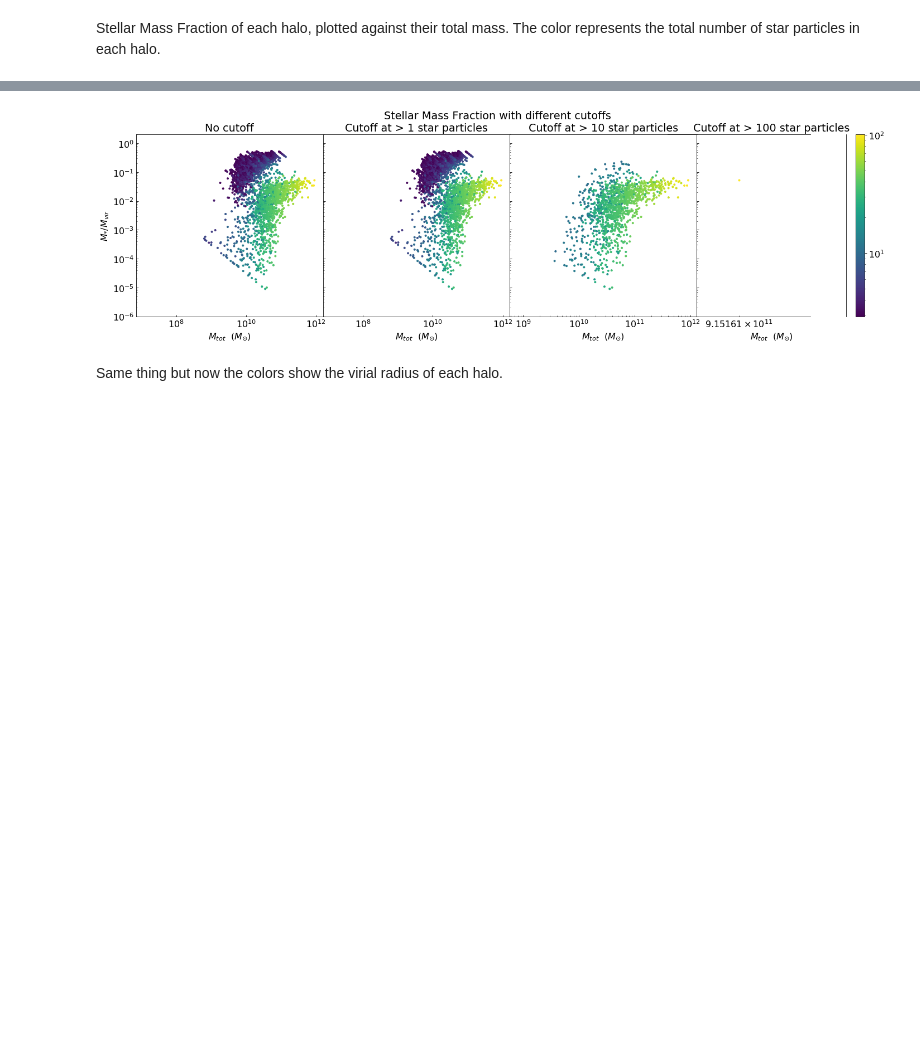
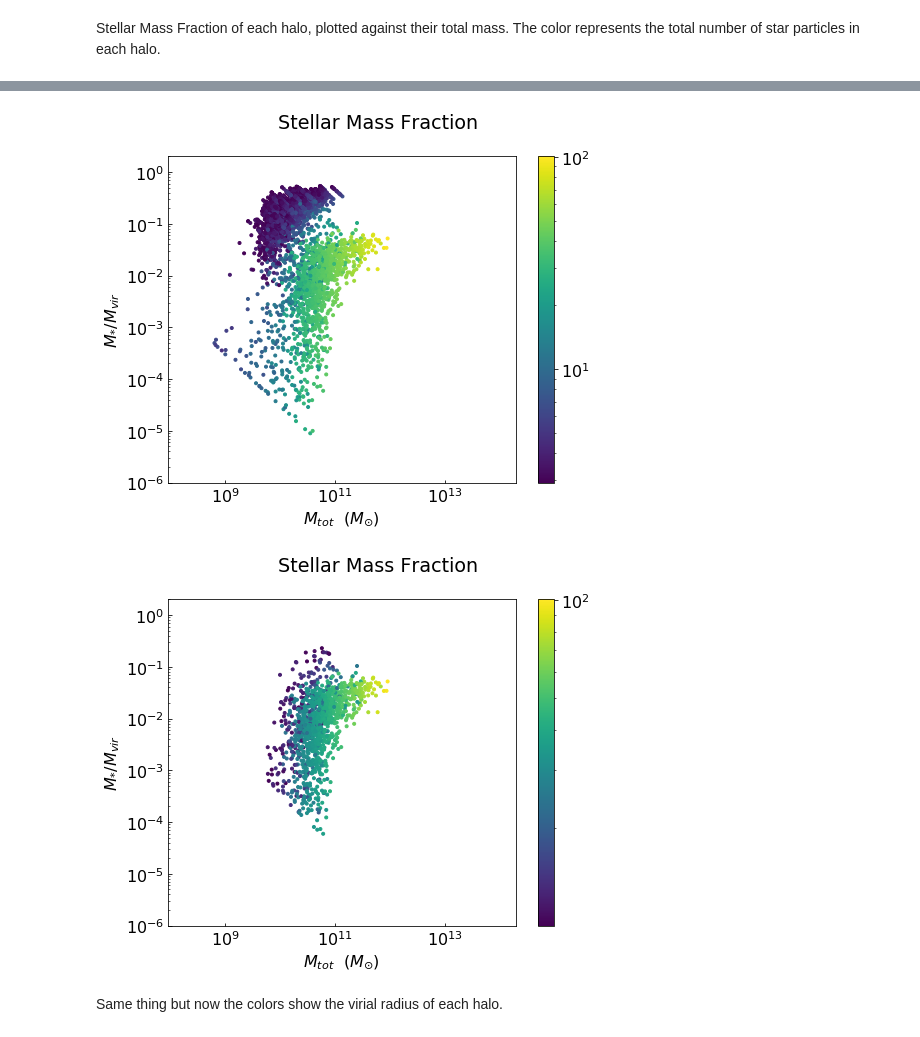
Before and after one commit to cjllorente827/comp_structure_research, a Jupyter notebook: stellar_mass_fraction/bigbox_25Mpc/RD0111.ipynb, the cells around one changed output, grey strips where cells are left out. Saved outputs shown, nothing was run; the diff lists cells and outputs as text; code cells hidden in the pictures; blank space fills up the shorter version.

```diff
--- a/stellar_mass_fraction/bigbox_25Mpc/RD0111.ipynb
+++ b/stellar_mass_fraction/bigbox_25Mpc/RD0111.ipynb
@@ -80,9 +72,15 @@ With halos < $10^{10} M_{\odot}$ filtered out
-# %%
-%aimport stellar_mass_fraction_plots
-from stellar_mass_fraction_plots import *
-stellar_mass_fraction_scatter_multi(hd, 1e1, Fields.RADIUS)
-# %% [output]
-[figure, removed]
+# %%
+%aimport stellar_mass_fraction_plots
+from stellar_mass_fraction_plots import *
+
+greater_than = lambda x,y: x>y
+
+stellar_mass_fraction_scatter(hd, color_field=Fields.RADIUS)
+filtered = hd.filter_by(Fields.RADIUS, greater_than, 10).filter_by(Fields.NUM_STAR_PARTICLES, greater_than, 10)
+stellar_mass_fraction_scatter(filtered, color_field=Fields.RADIUS)
+# %% [output]
+[figure, added]
+[figure, added]
 # %% [markdown]
 Same thing but now the colors show the virial radius of each halo.
 # %% [markdown]
```
Also changed, not shown: parts of 6 cells of this notebook, 3 other files.
